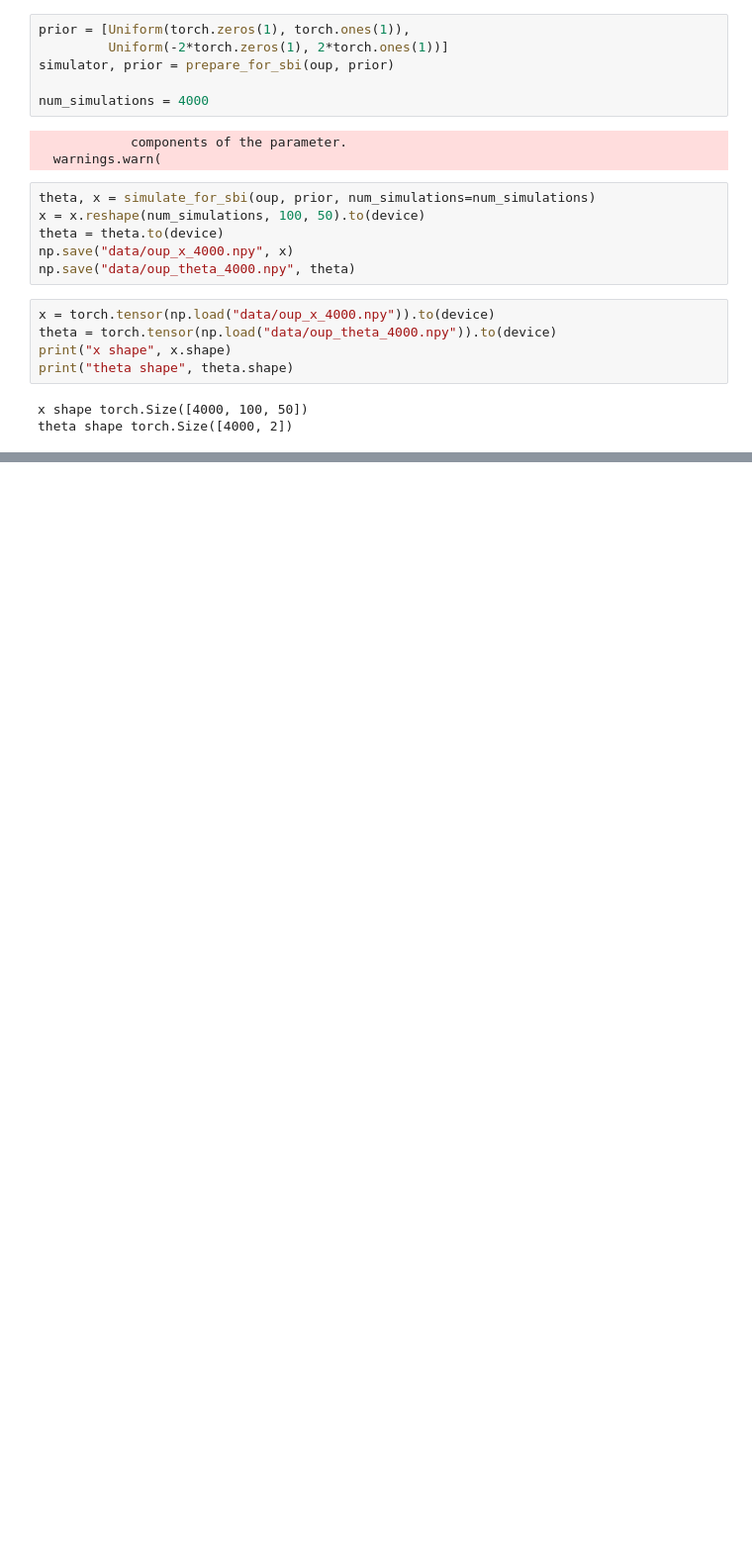
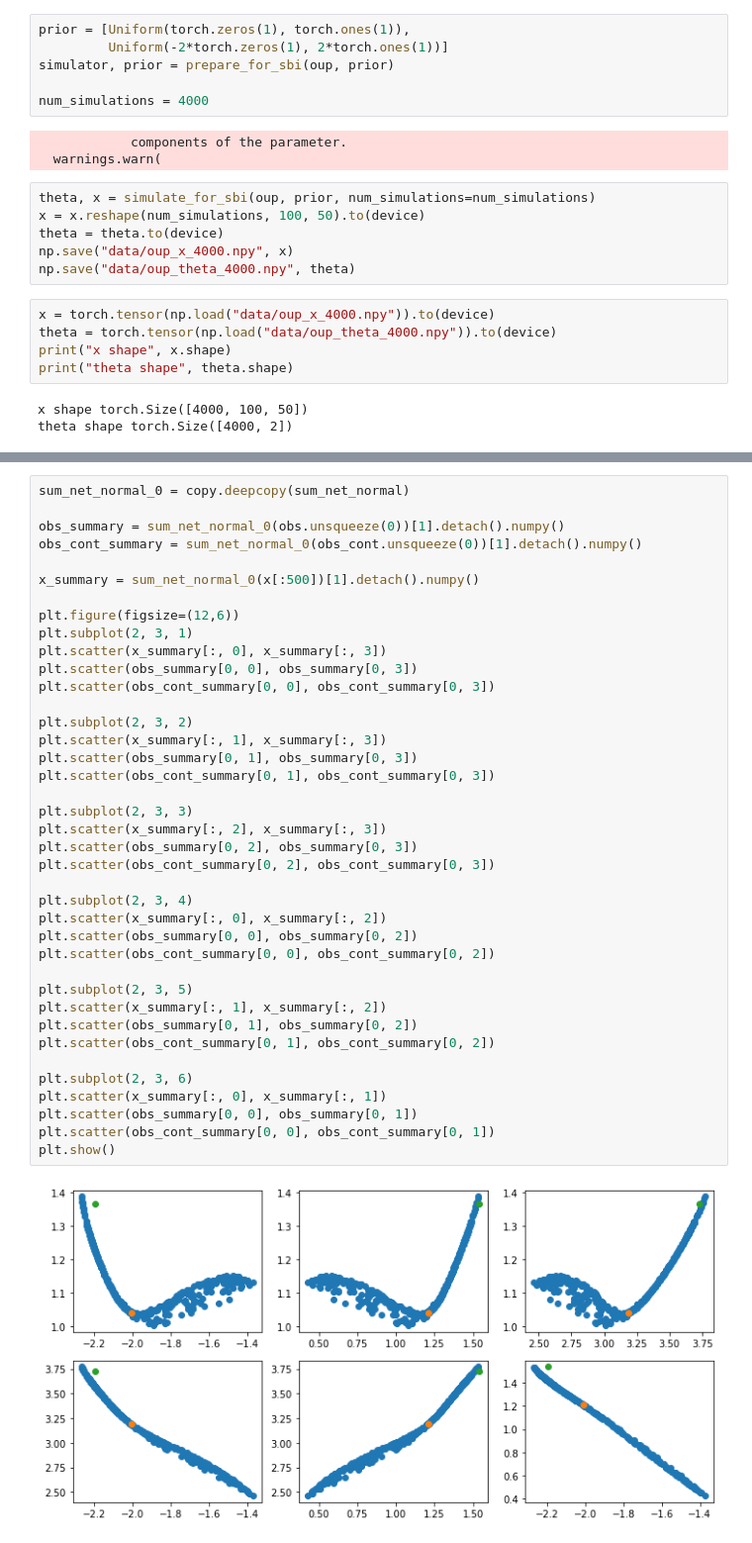
Before and after one commit to huangdaolang/robust-sbi, a Jupyter notebook: OUP-NPE.ipynb, the cells around one changed output, grey strips where cells are left out. Shown at 99% size. Drawn from its saved outputs; the diff is of its cells as text; blank space fills up the shorter version.

```diff
--- a/OUP-NPE.ipynb
+++ b/OUP-NPE.ipynb
@@ -139 +161,42 @@ posterior_normal = inference_normal.build_posterior(density_estimator_normal)
+# %%
+sum_net_normal_0 = copy.deepcopy(sum_net_normal)
+
+obs_summary = sum_net_normal_0(obs.unsqueeze(0))[1].detach().numpy()
+obs_cont_summary = sum_net_normal_0(obs_cont.unsqueeze(0))[1].detach().numpy()
+
+x_summary = sum_net_normal_0(x[:500])[1].detach().numpy()
+
+plt.figure(figsize=(12,6))
+plt.subplot(2, 3, 1)
+plt.scatter(x_summary[:, 0], x_summary[:, 3])
+plt.scatter(obs_summary[0, 0], obs_summary[0, 3])
+plt.scatter(obs_cont_summary[0, 0], obs_cont_summary[0, 3])
+
+plt.subplot(2, 3, 2)
+plt.scatter(x_summary[:, 1], x_summary[:, 3])
+plt.scatter(obs_summary[0, 1], obs_summary[0, 3])
+plt.scatter(obs_cont_summary[0, 1], obs_cont_summary[0, 3])
+
+plt.subplot(2, 3, 3)
+plt.scatter(x_summary[:, 2], x_summary[:, 3])
+plt.scatter(obs_summary[0, 2], obs_summary[0, 3])
+plt.scatter(obs_cont_summary[0, 2], obs_cont_summary[0, 3])
+
+plt.subplot(2, 3, 4)
+plt.scatter(x_summary[:, 0], x_summary[:, 2])
+plt.scatter(obs_summary[0, 0], obs_summary[0, 2])
+plt.scatter(obs_cont_summary[0, 0], obs_cont_summary[0, 2])
+
+plt.subplot(2, 3, 5)
+plt.scatter(x_summary[:, 1], x_summary[:, 2])
+plt.scatter(obs_summary[0, 1], obs_summary[0, 2])
+plt.scatter(obs_cont_summary[0, 1], obs_cont_summary[0, 2])
+
+plt.subplot(2, 3, 6)
+plt.scatter(x_summary[:, 0], x_summary[:, 1])
+plt.scatter(obs_summary[0, 0], obs_summary[0, 1])
+plt.scatter(obs_cont_summary[0, 0], obs_cont_summary[0, 1])
+plt.show()
+# %% [output]
+[figure, added]
 # %%
```
Also changed, not shown: parts of 11 cells of this notebook, 8 other files.
